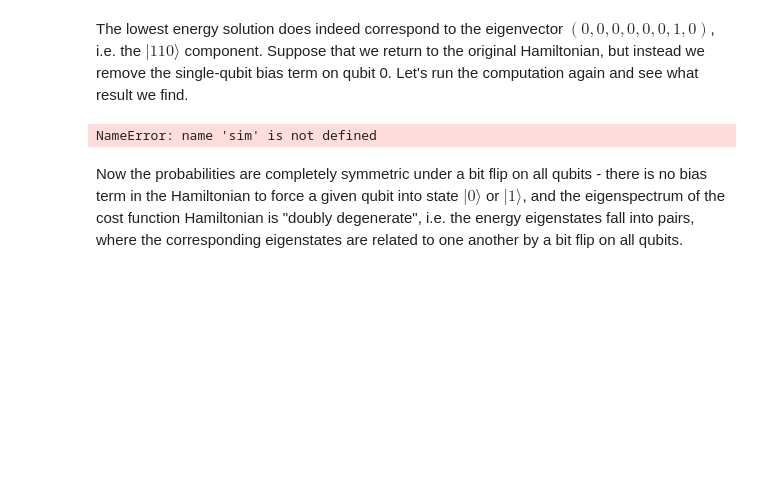
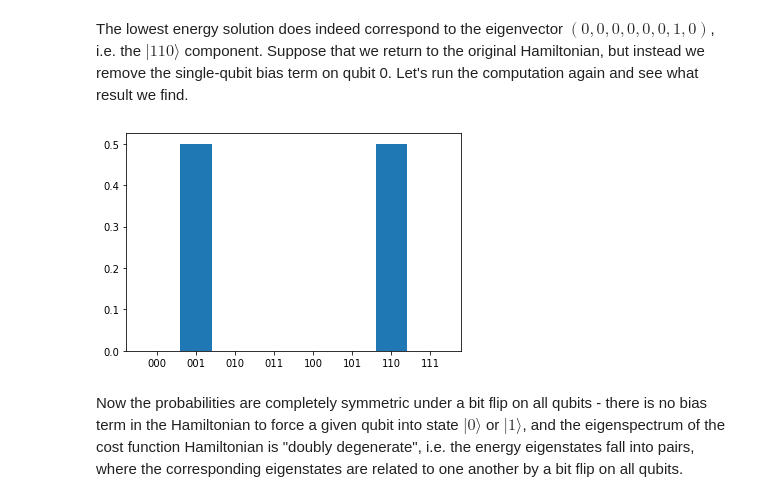
Before and after one commit to entropicalabs/entropica_qaoa, a Jupyter notebook: examples/QAOAWorkflowDemo.ipynb, the cells around one changed output. Cells and saved outputs as stored; diff of their text form; code cells hidden in the pictures; blank space fills up the shorter version.

```diff
--- a/examples/QAOAWorkflowDemo.ipynb
+++ b/examples/QAOAWorkflowDemo.ipynb
@@ -237,28 +219,26 @@ The lowest energy solution does indeed correspond to the eigenvector $(0,0,0,0,0
 # %%
 term1 = PauliTerm("Z", 0, 0.7) * PauliTerm("Z", 1)
 term2 = PauliTerm("Z", 0, 1.2) * PauliTerm("Z", 2)
 
 hamiltonian_unbiased = PauliSum([term1, term2])
 n_steps = 2
 
 params_unbiased = ExtendedParams.linear_ramp_from_hamiltonian(hamiltonian_unbiased,n_steps)
 
 cost_function_unbiased = QAOACostFunctionOnWFSim(hamiltonian_unbiased,
-                                        params=params_unbiased,
-                                        sim=sim,
-                                        nshots=1,
-                                        noisy=False)
+                                                 params=params_unbiased,
+                                                 sim=sim,
+                                                 nshots=0)
 
 res_unbiased = minimize(cost_function_unbiased, params_unbiased.raw(), tol=1e-3, options={"maxiter":500})
 
 opt_wfn_unbiased = cost_function_unbiased.get_wavefunction(res_unbiased.x)
 probs_unbiased = opt_wfn_unbiased.probabilities()
 
 labels = ["{0:03b}".format(i) for i in range(8)]
 plt.bar(range(8),probs_unbiased)
-plt.xticks(range(8), labels)
-plt.show()
+plt.xticks(range(8), labels);
 # %% [output]
-NameError: name 'sim' is not defined
+[figure, added]
 # %% [markdown]
 Now the probabilities are completely symmetric under a bit flip on all qubits - there is no bias term in the Hamiltonian to force a given qubit into state $|0\rangle$ or $|1\rangle$, and the eigenspectrum of the cost function Hamiltonian is "doubly degenerate", i.e. the energy eigenstates fall into pairs, where the corresponding eigenstates are related to one another by a bit flip on all qubits.
```
Also changed, not shown: parts of 9 cells of this notebook, 11 other files.
